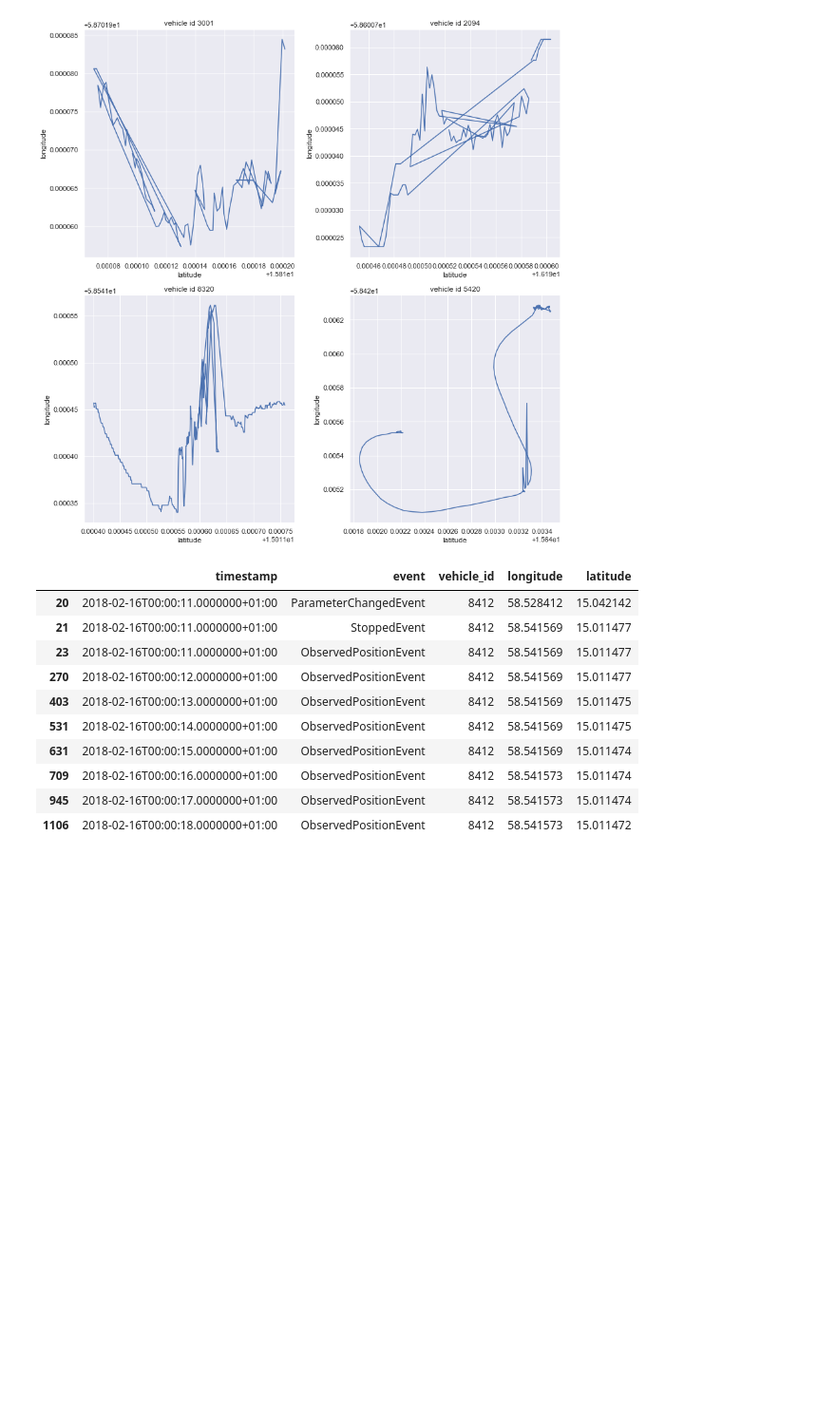
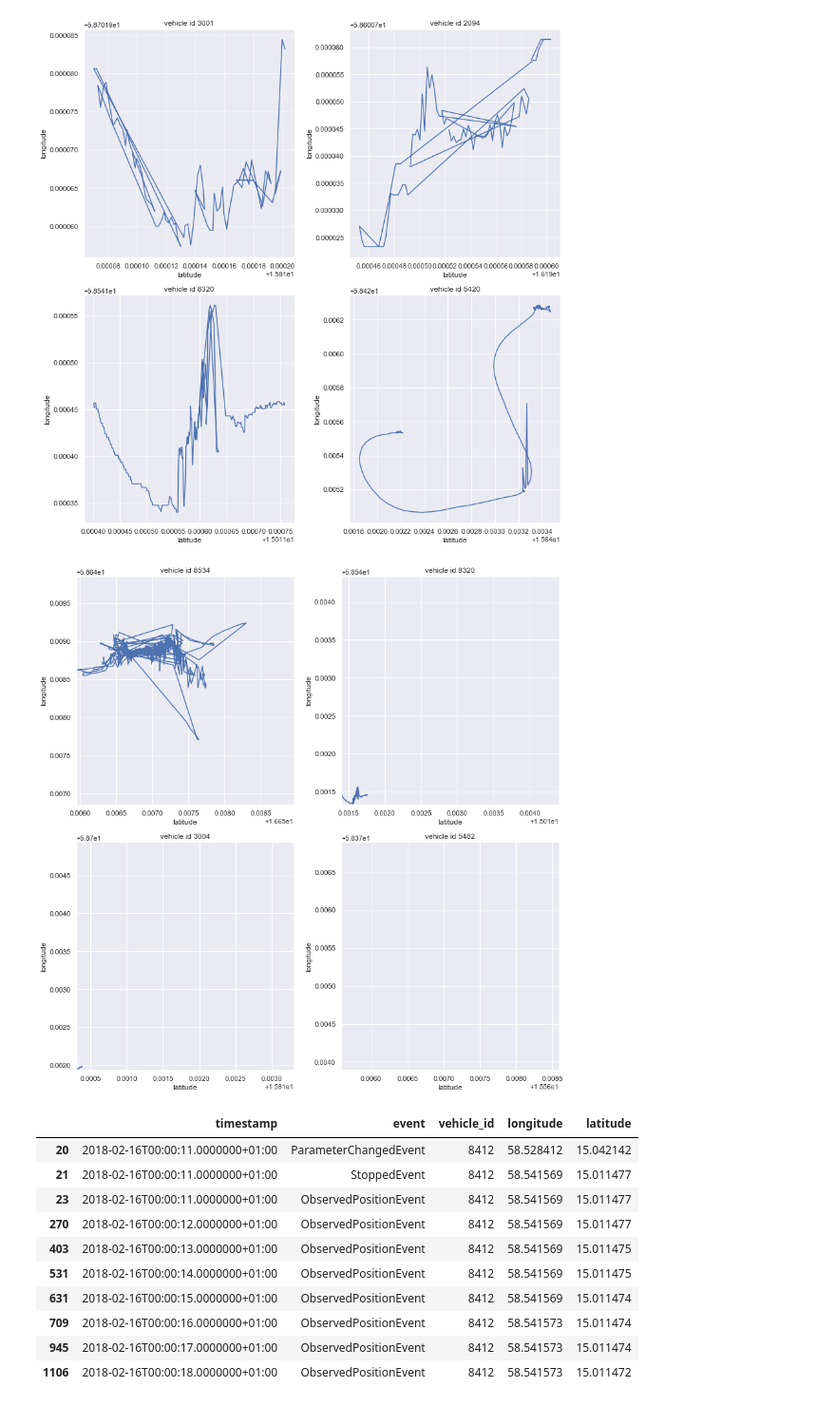
Before and after one commit to M20190649/TDDE19-bus-arrival-time, a Jupyter notebook: log_parsing.ipynb, the cells around one changed output. Shown at 95% size. Drawn from its saved outputs; the diff is of its cells as text; code cells hidden in the pictures; blank space fills up the shorter version.

```diff
--- a/log_parsing.ipynb
+++ b/log_parsing.ipynb
@@ -55,9 +75,10 @@ funcs = {
 # %%
-cols = ['timestamp', 'event', 'vehicle_id', 'longitude', 'latitude']
+cols = ['timestamp', 'event', 'line', 'vehicle_id', 'longitude', 'latitude']
 # %%
 df = pd.DataFrame(columns=cols).astype(dtype={
     'timestamp': 'object',
     'event': 'object',
+    'line': 'int64',
     'vehicle_id': 'int64',
     'longitude': 'float64',
     'latitude': 'float64'
@@ -75,16 +96,17 @@ with open('VehicleEvents.20180216.log', 'rb') as f:
             read = f.readline()
             line = parse_line(read) if read else ""
 
-            # parse relevant events (has a matching key in funcs dict)
-            if line and line[2] in funcs:
-                if funcs[line[2]](line):
-                    lines.append(funcs[line[2]](line))
+            # parse relevant events
+            extracted_fields = extract_fields(line) if line else None
+            if extracted_fields:
+                lines.append(extracted_fields)
 
             # clear the memory of the list and write to our dataframe when we have read 100k lines
             if len(lines) == flush or line == "":
                 df = df.append(pd.DataFrame(data=lines, columns=cols)).astype(dtype={
                     'timestamp': 'object',
                     'event': 'object',
+                    'line': 'int64',
                     'vehicle_id': 'int64',
                     'longitude': 'float64',
                     'latitude': 'float64'
@@ -100,10 +122,10 @@ with open('VehicleEvents.20180216.log', 'rb') as f:
                 print(f'processed and serialized {i} dataframes')
                 i += 1
 
-                if line == "":
-                    print('DONE!')
-                    break
+            if line == "":
+                print('DONE!')
+                break
 
         except Exception as e:
-            print('this line caused exception:\n{line}')
+            print(f'this line caused exception:\n{line}')
             print(e)
@@ -110,5 +150,5 @@ with open('VehicleEvents.20180216.log', 'rb') as f:
 # %%
-df = pickle.load(open('20180216-1.p', 'rb'))
+df = pickle.load(open('20180216-5.p', 'rb'))
 # %% [markdown]
 If we sort first by vehicle id then by timestamp we get chronological events for a given vehicle
 # %%
@@ -166,6 +201,23 @@ for ax, v in zip(axes.flatten(), vehicles):
 plt.tight_layout()
 # %% [output]
 [figure]
+# %%
+fig, axes = plt.subplots(2,2, figsize=(12,12))
+for ax, v in zip(axes.flatten(), vehicles):
+    sns.lineplot(
+        x='latitude',
+        y='longitude',
+        data=df[df['vehicle_id'] == v],
+        sort=False,
+        ci=None,
+        ax=ax
+    )
+    ax.set_title(f'vehicle id {v}')
+    ax.set_xlim(df[df['vehicle_id'] == v]['latitude'].min(), df[df['vehicle_id'] == v]['latitude'].min() + 0.003)
+    ax.set_ylim(df[df['vehicle_id'] == v]['longitude'].min(), df[df['vehicle_id'] == v]['longitude'].min() + 0.003)
+plt.tight_layout()
+# %% [output]
+[figure, added]
 # %%
 df[df['vehicle_id'] == 8412].head(10)
 # %% [output]
```
Also changed, not shown: parts of 17 cells of this notebook, 1 other file.
